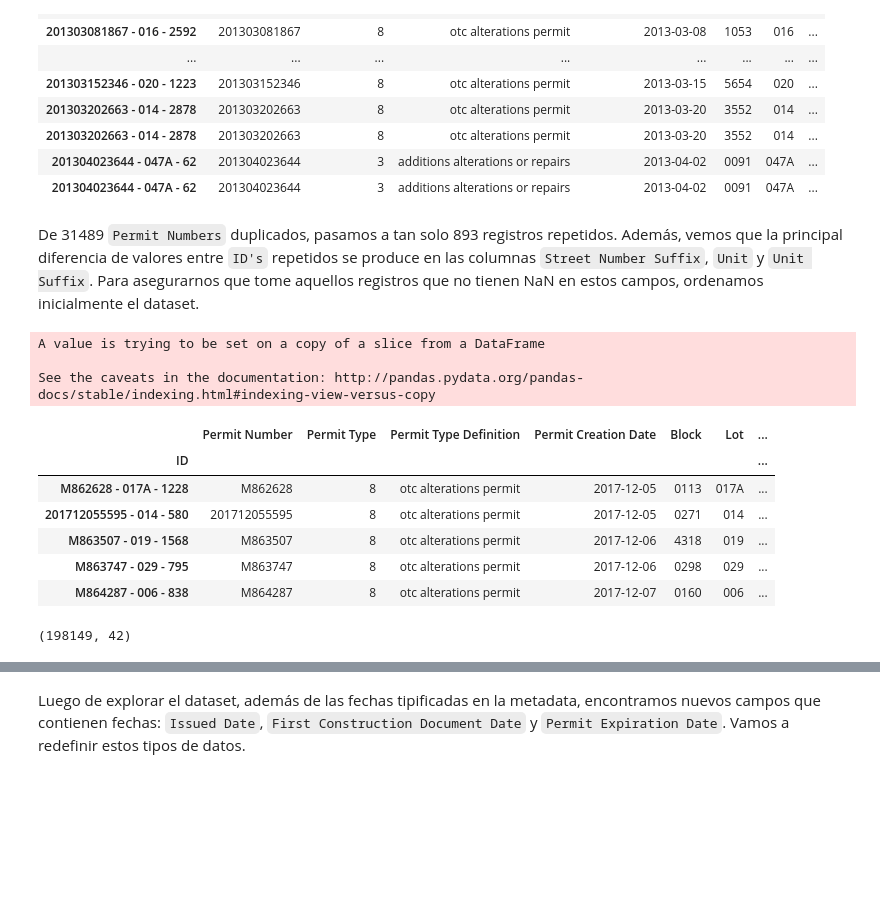
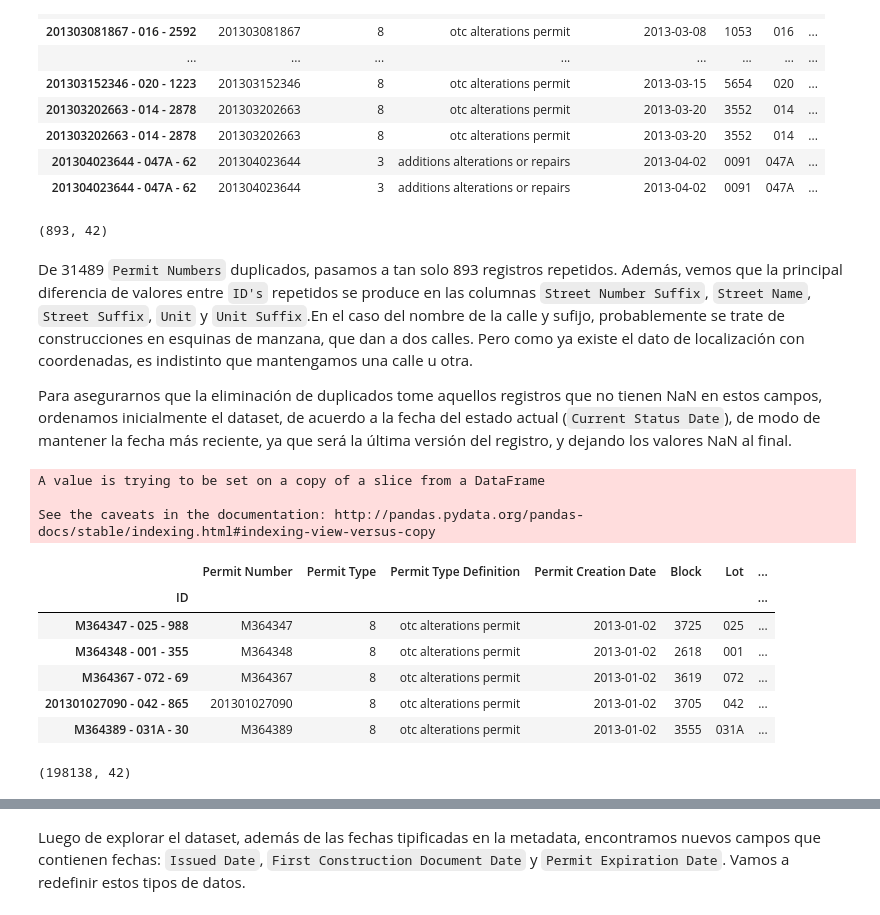
Before and after one commit to EJHortala/famaf, a Jupyter notebook: Analisis exploratorio y curacion de datos/Laboratorio - L. Prone y J. Bergamasco.ipynb, the cells around one changed output, grey strips where cells are left out. Cells and saved outputs as stored; diff of their text form; code cells hidden in the pictures; blank space fills up the shorter version.

```diff
--- a/Analisis exploratorio y curacion de datos/Laboratorio - L. Prone y J. Bergamasco.ipynb
+++ b/Analisis exploratorio y curacion de datos/Laboratorio - L. Prone y J. Bergamasco.ipynb
@@ -476,40 +476,33 @@ data_ind_dupl.head(20)
 | 201303202663 - 014 - 2878 | 201303202663 | 8 | otc alterations permit | 2013-03-20 | 3552 | 014 | ... |
 | 201304023644 - 047A - 62 | 201304023644 | 3 | additions alterations or repairs | 2013-04-02 | 0091 | 047A | ... |
 | 201304023644 - 047A - 62 | 201304023644 | 3 | additions alterations or repairs | 2013-04-02 | 0091 | 047A | ... |
+# %%
+data_ind_dupl.shape
+# %% [output]
+(893, 42)
 # %% [markdown]
-De 31489 `Permit Numbers` duplicados, pasamos a tan solo 893 registros repetidos. Además, vemos que la principal diferencia de valores entre `ID's` repetidos se produce en las columnas `Street Number Suffix`, `Unit` y `Unit Suffix`. Para asegurarnos que tome aquellos registros que no tienen NaN en estos campos, ordenamos inicialmente el dataset.
+De 31489 `Permit Numbers` duplicados, pasamos a tan solo 893 registros repetidos. Además, vemos que la principal diferencia de valores entre `ID's` repetidos se produce en las columnas `Street Number Suffix`, `Street Name`, `Street Suffix`, `Unit` y `Unit Suffix`.En el caso del nombre de la calle y sufijo, probablemente se trate de construcciones en esquinas de manzana, que dan a dos calles. Pero como ya existe el dato de localización con coordenadas, es indistinto que mantengamos una calle u otra.
+
+Para asegurarnos que la eliminación de duplicados tome aquellos registros que no tienen NaN en estos campos, ordenamos inicialmente el dataset, de acuerdo a la fecha del estado actual (`Current Status Date`), de modo de mantener la fecha más reciente, ya que será la última versión del registro, y dejando los valores NaN al final.
 # %%
-data_ind_uni.sort_values(by = ['Current Status Date','Street Number Suffix', 'Unit Suffix','Unit'], axis=0, ascending=False, inplace=True,
+data_ind_uni.sort_values(by = ['Current Status Date'], axis=0, ascending=False, inplace=True,
                          na_position='last')
 
 data_ind_uni.tail(5)
 # %% [output]
 A value is trying to be set on a copy of a slice from a DataFrame
 
 See the caveats in the documentation: http://pandas.pydata.org/pandas-docs/stable/indexing.html#indexing-view-versus-copy
 |  | Permit Number | Permit Type | Permit Type Definition | Permit Creation Date | Block | Lot | ... |
 | ID |  |  |  |  |  |  | ... |
-| M862628 - 017A - 1228 | M862628 | 8 | otc alterations permit | 2017-12-05 | 0113 | 017A | ... |
-| 201712055595 - 014 - 580 | 201712055595 | 8 | otc alterations permit | 2017-12-05 | 0271 | 014 | ... |
-| M863507 - 019 - 1568 | M863507 | 8 | otc alterations permit | 2017-12-06 | 4318 | 019 | ... |
-| M863747 - 029 - 795 | M863747 | 8 | otc alterations permit | 2017-12-06 | 0298 | 029 | ... |
-| M864287 - 006 - 838 | M864287 | 8 | otc alterations permit | 2017-12-07 | 0160 | 006 | ... |
+| M364347 - 025 - 988 | M364347 | 8 | otc alterations permit | 2013-01-02 | 3725 | 025 | ... |
+| M364348 - 001 - 355 | M364348 | 8 | otc alterations permit | 2013-01-02 | 2618 | 001 | ... |
+| M364367 - 072 - 69 | M364367 | 8 | otc alterations permit | 2013-01-02 | 3619 | 072 | ... |
+| 201301027090 - 042 - 865 | 201301027090 | 8 | otc alterations permit | 2013-01-02 | 3705 | 042 | ... |
+| M364389 - 031A - 30 | M364389 | 8 | otc alterations permit | 2013-01-02 | 3555 | 031A | ... |
-# %%
-data_ind_uni2 = data_ind_uni.drop_duplicates(subset = ['Permit Number','Permit Type', 'Permit Type Definition',
-        'Permit Creation Date','Block', 'Lot', 'Street Number', 'Street Name',
-       'Street Suffix', 'Description', 'Current Status',
-       'Current Status Date', 'Filed Date', 'Issued Date', 'Completed Date',
-       'First Construction Document Date', 'Structural Notification',
-       'Number of Existing Stories', 'Number of Proposed Stories',
-       'Voluntary Soft-Story Retrofit', 'Fire Only Permit',
-       'Permit Expiration Date', 'Estimated Cost', 'Revised Cost',
-       'Existing Use', 'Existing Units', 'Proposed Use', 'Proposed Units',
-       'Plansets', 'TIDF Compliance', 'Existing Construction Type',
-       'Existing Construction Type Description', 'Proposed Construction Type',
-       'Proposed Construction Type Description', 'Site Permit',
-       'Supervisor District', 'Neighborhoods - Analysis Boundaries', 'Zipcode',
-       'Location'])
-#Not 'Street Number Suffix', 'Unit Suffix','Unit'
-data_ind_uni2.shape
-# %% [output]
-(198149, 42)
+# %%
+data_ind_uni2 = data_ind_uni.drop_duplicates(subset = ['Permit Number','Lot', 'Street Number'], keep = 'first')
+
+data_ind_uni2.shape
+# %% [output]
+(198138, 42)
```
Also changed, not shown: parts of 18 cells of this notebook.
